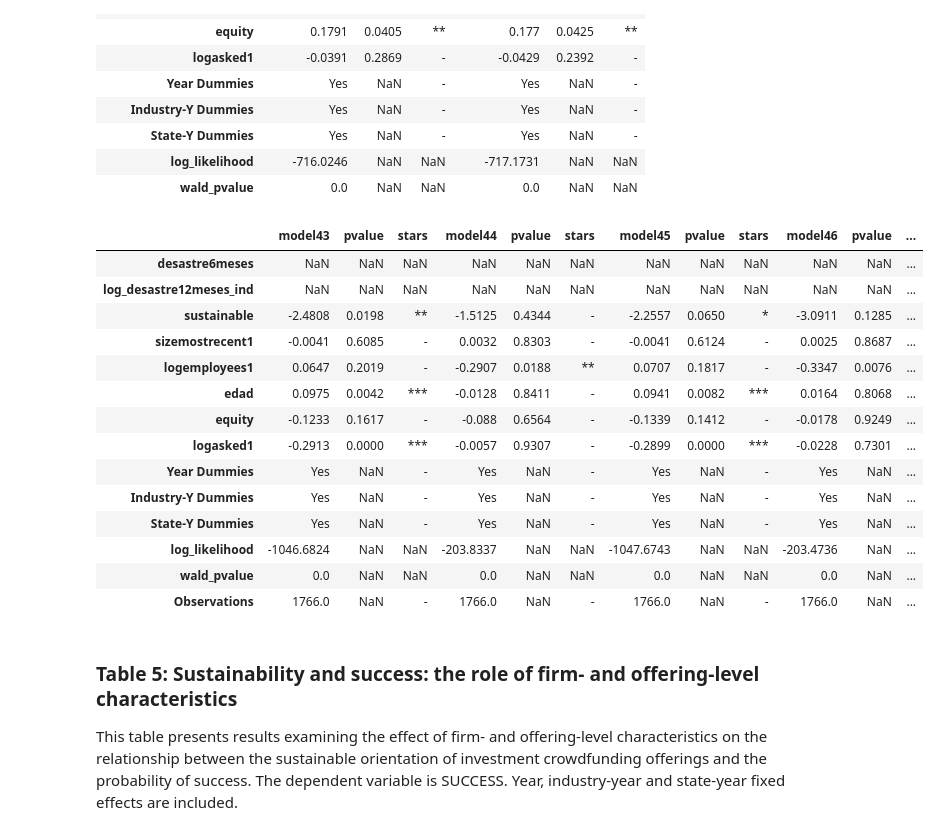
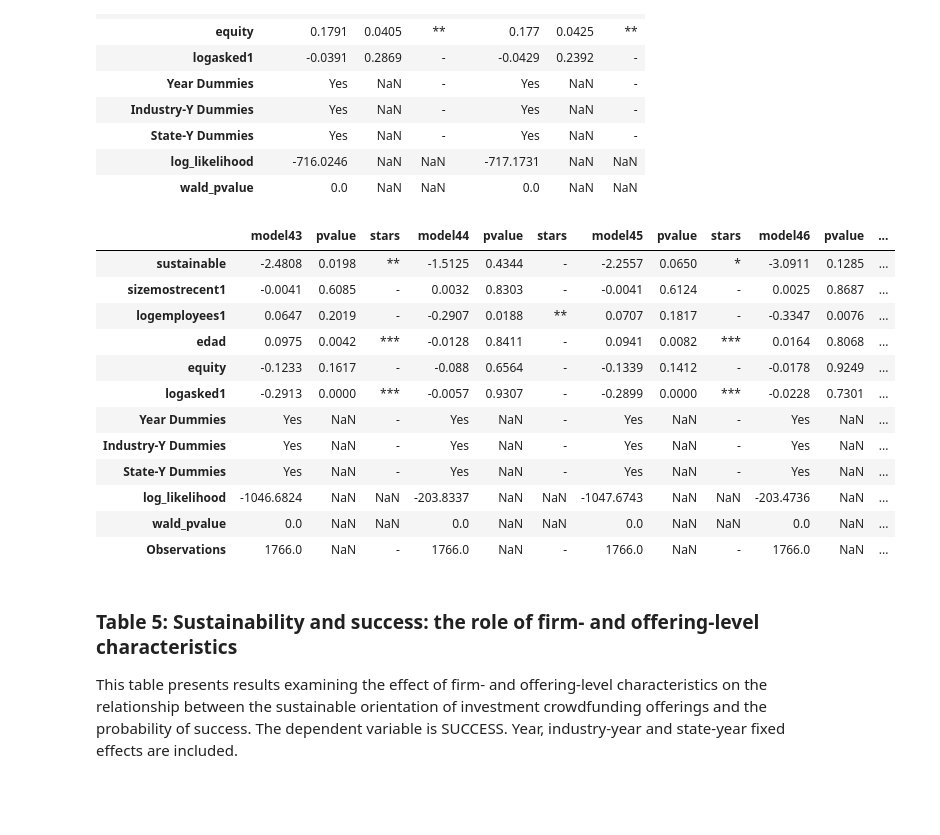
Before and after one commit to alvarorezola/MendozaEtAl2023-VC, a Jupyter notebook: script.ipynb, the cells around one changed output. Saved outputs shown, nothing was run; the diff lists cells and outputs as text; code cells hidden in the pictures; blank space fills up the shorter version.

```diff
--- a/script.ipynb
+++ b/script.ipynb
@@ -268,32 +270,3 @@ df[["exito",
 | 50% | 0.0000 | 0.0000 | 0.0000 | 2.656100e+04 | 3.0000 | 6.3500 | 0.0000 | 2.500000e+04 | ... |
 | 75% | 1.0000 | 0.0000 | 0.0000 | 2.032070e+05 | 6.0000 | 7.1500 | 1.0000 | 7.875000e+04 | ... |
 | max | 1.0000 | 1.0000 | 1.0000 | 5.812937e+07 | 225.0000 | 9.8700 | 1.0000 | 1.070000e+06 | ... |
-# %%
-# exclusion restriction
-df['year'] = pd.DatetimeIndex(df['datestart']).year
-
-# bar chart
-df.groupby('year').sum().plot(kind='bar', y=['desastre3meses', 'desastre6meses', 'desastre12meses'])
-plt.title('Sum of Disasters by Year')
-plt.xlabel('Year')
-plt.ylabel('Sum of Disasters')
-plt.show()
-
-# estimate t-statistic difference of means and p-value
-tstat, pvalue = stats.ttest_ind(df['desastre12meses'], df['desastre3meses'])
-
-# calculate average values by year
-avg_df = df.groupby('year').mean()[['desastre3meses', 'desastre6meses', 'desastre12meses']]
-
-# calculate sum of cases by year
-sum_df = df.groupby('year').sum()[['desastre3meses', 'desastre6meses', 'desastre12meses']]
-
-# display tables
-print('Average values by year:')
-print(avg_df)
-print('\nSum of cases by year:')
-print(sum_df)
-print('\nT-statistic difference of means:', tstat)
-print('P-value for significance:', pvalue)
-
-# el numero de desastres no está correlacionado con el éxito pero sí con el numero de ofertas sostenibles?
@@ -902,36 +855,34 @@ for i, model in enumerate(models):
     if i < 2:
         result.loc['sustainable', f"model{i+43}"] = result.loc['sustainablep_disasterdummy', f"model{i+43}"]
         result.loc['sustainable', 'pvalue'] = result.loc['sustainablep_disasterdummy', 'pvalue']
         result.loc['sustainable', 'stars'] = result.loc['sustainablep_disasterdummy', 'stars']
     else:
         result.loc['sustainable', f"model{i+43}"] = result.loc['sustainablep_disastercosts', f"model{i+43}"]
         result.loc['sustainable', 'pvalue'] = result.loc['sustainablep_disastercosts', 'pvalue']
         result.loc['sustainable', 'stars'] = result.loc['sustainablep_disastercosts', 'stars']
     results.append(result)
 
 # Desired order
 row_order = ["desastre6meses",
              "log_desastre12meses_ind",
              "sustainable",
              "sizemostrecent1",
              "logemployees1",
              "edad",
              "equity",
              "logasked1",
              "ind_year",
              "state_id",
              'Year Dummies',
              "Industry-Y Dummies",
              "State-Y Dummies",
              "log_likelihood",
              "wald_pvalue",
              'Observations']
 
-pd.concat(results, axis=1).reindex(row_order).drop(['ind_year', 'state_id'])
+pd.concat(results, axis=1).reindex(row_order).drop(['ind_year', 'state_id', "desastre6meses","log_desastre12meses_ind"])
 # %% [output]
 |  | model43 | pvalue | stars | model44 | pvalue | stars | model45 | pvalue | stars | model46 | pvalue | ... |
-| desastre6meses | NaN | NaN | NaN | NaN | NaN | NaN | NaN | NaN | NaN | NaN | NaN | ... |
-| log_desastre12meses_ind | NaN | NaN | NaN | NaN | NaN | NaN | NaN | NaN | NaN | NaN | NaN | ... |
 | sustainable | -2.4808 | 0.0198 | ** | -1.5125 | 0.4344 | - | -2.2557 | 0.0650 | * | -3.0911 | 0.1285 | ... |
 | sizemostrecent1 | -0.0041 | 0.6085 | - | 0.0032 | 0.8303 | - | -0.0041 | 0.6124 | - | 0.0025 | 0.8687 | ... |
 | logemployees1 | 0.0647 | 0.2019 | - | -0.2907 | 0.0188 | ** | 0.0707 | 0.1817 | - | -0.3347 | 0.0076 | ... |
```
Also changed, not shown: parts of 2 cells of this notebook.
